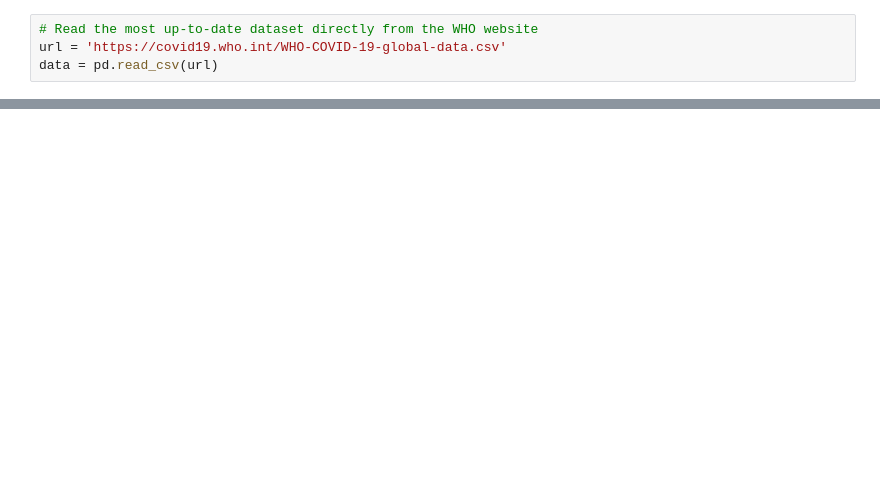
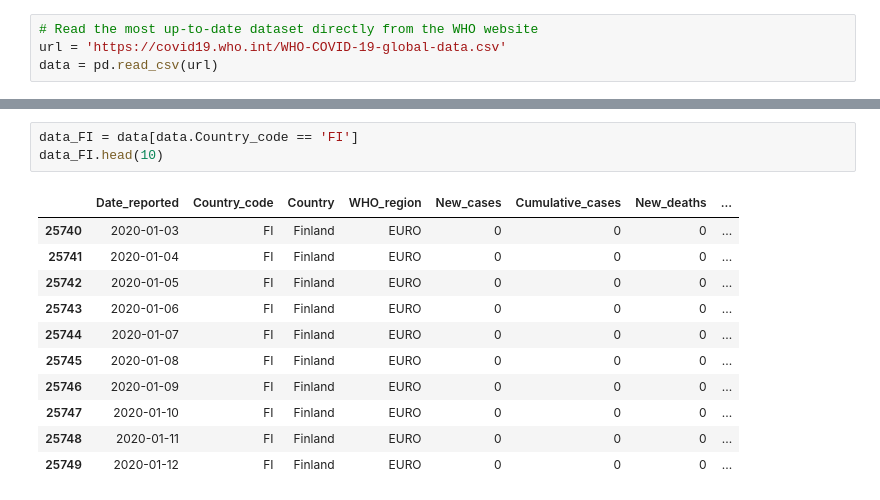
Before and after one commit to jarvijaakko/Corona_analysis, a Jupyter notebook: Corona_plotly.ipynb, the cells around one changed output, grey strips where cells are left out. Drawn from its saved outputs; the diff is of its cells as text; blank space fills up the shorter version.

```diff
--- a/Corona_plotly.ipynb
+++ b/Corona_plotly.ipynb
@@ -26,0 +14,15 @@ data.head(10)
+# %%
+data_FI = data[data.Country_code == 'FI']
+data_FI.head(10)
+# %% [output]
+|  | Date_reported | Country_code | Country | WHO_region | New_cases | Cumulative_cases | New_deaths | ... |
+| 25740 | 2020-01-03 | FI | Finland | EURO | 0 | 0 | 0 | ... |
+| 25741 | 2020-01-04 | FI | Finland | EURO | 0 | 0 | 0 | ... |
+| 25742 | 2020-01-05 | FI | Finland | EURO | 0 | 0 | 0 | ... |
+| 25743 | 2020-01-06 | FI | Finland | EURO | 0 | 0 | 0 | ... |
+| 25744 | 2020-01-07 | FI | Finland | EURO | 0 | 0 | 0 | ... |
+| 25745 | 2020-01-08 | FI | Finland | EURO | 0 | 0 | 0 | ... |
+| 25746 | 2020-01-09 | FI | Finland | EURO | 0 | 0 | 0 | ... |
+| 25747 | 2020-01-10 | FI | Finland | EURO | 0 | 0 | 0 | ... |
+| 25748 | 2020-01-11 | FI | Finland | EURO | 0 | 0 | 0 | ... |
+| 25749 | 2020-01-12 | FI | Finland | EURO | 0 | 0 | 0 | ... |
```
Also changed, not shown: parts of 6 cells of this notebook.
